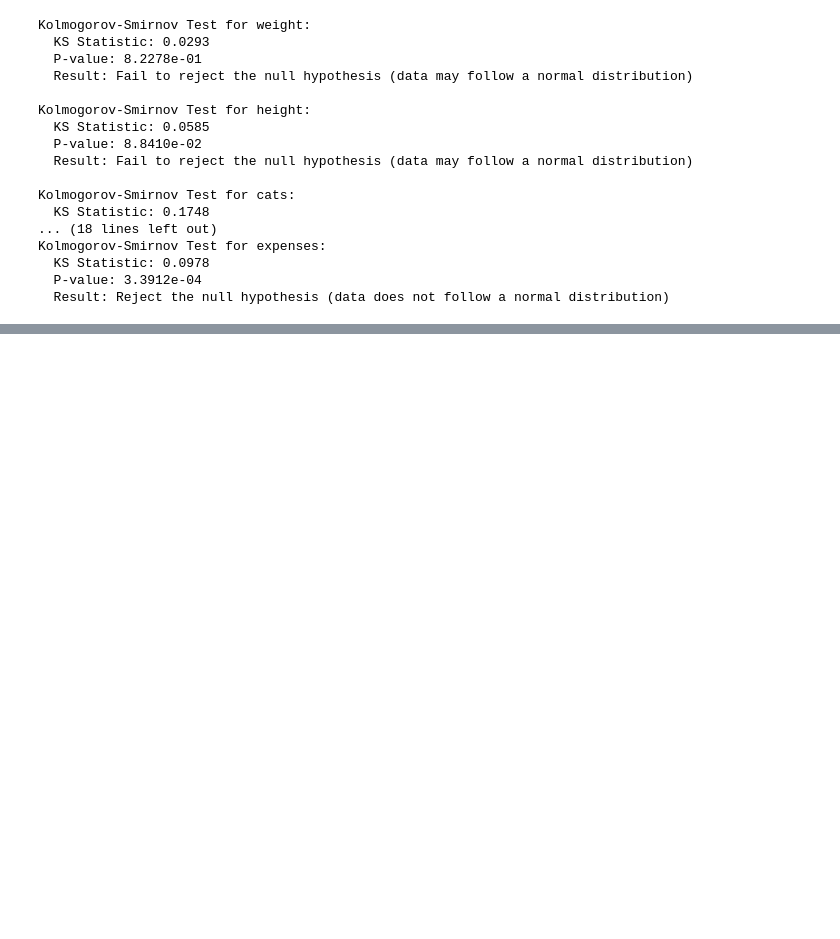
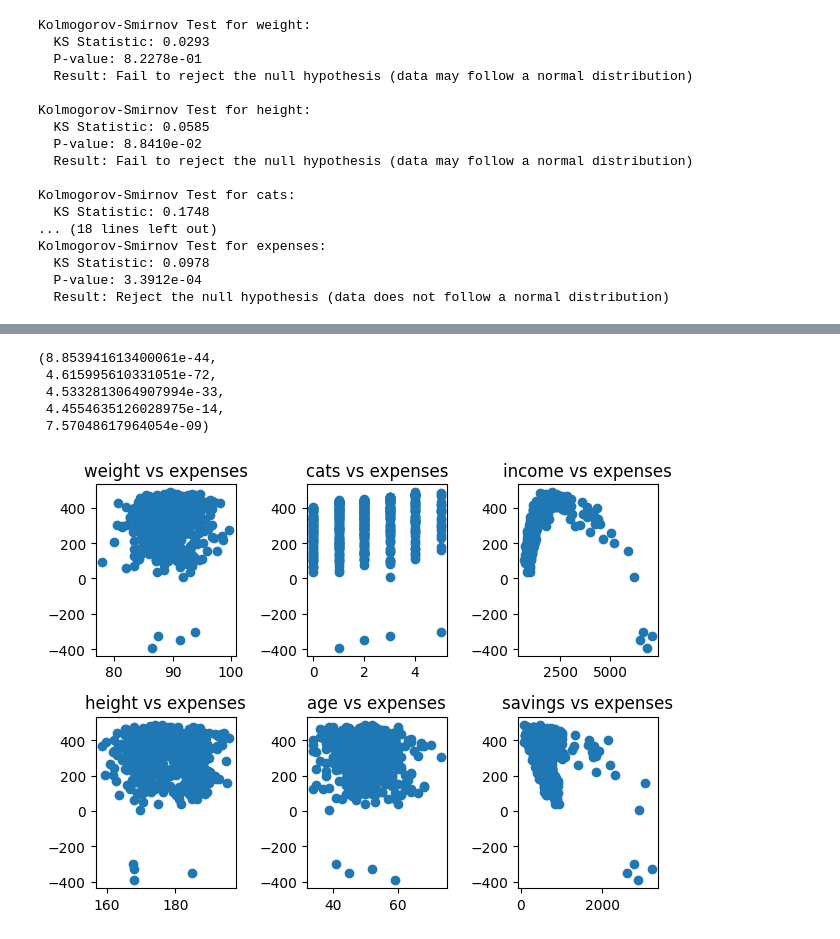
Before and after one commit to qwert1410/sml, a Jupyter notebook: script.ipynb, the cells around one changed output, grey strips where cells are left out. Drawn from its saved outputs; the diff is of its cells as text; code cells hidden in the pictures; blank space fills up the shorter version.

```diff
--- a/script.ipynb
+++ b/script.ipynb
@@ -158,0 +171,30 @@ Kolmogorov-Smirnov Test for expenses:
+# %%
+weight_height_dependency = test_dependencies('weight', 'height')
+savings_income_dependency = test_dependencies('savings', 'income')
+savings_expenses_dependency = test_dependencies('savings', 'expenses')
+weight_age_dependency = test_dependencies('weight', 'age')
+height_age_dependency = test_dependencies('height', 'age')
+
+weight_height_dependency, savings_income_dependency, savings_expenses_dependency, weight_age_dependency, height_age_dependency
+# %% [output]
+(8.853941613400061e-44,
+ 4.615995610331051e-72,
+ 4.5332813064907994e-33,
+ 4.4554635126028975e-14,
+ 7.57048617964054e-09)
+# %%
+fig, ax = plt.subplots(2, 3)
+i = 0
+j = 0
+for col in quantitative_cols:
+    if col != 'expenses':
+        ax[i, j].scatter(data[col], data['expenses'])
+        ax[i, j].set_title(col+' vs expenses')
+        i += 1
+        if i > 1:
+            i = 0
+            j += 1
+
+plt.tight_layout()
+# %% [output]
+[figure, added]
```
Also changed, not shown: parts of 41 cells of this notebook.
